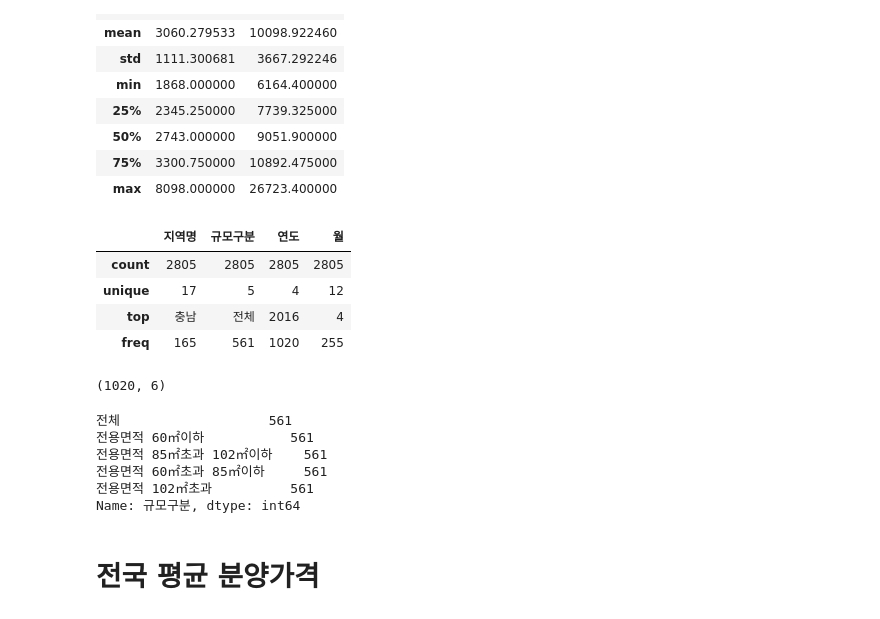
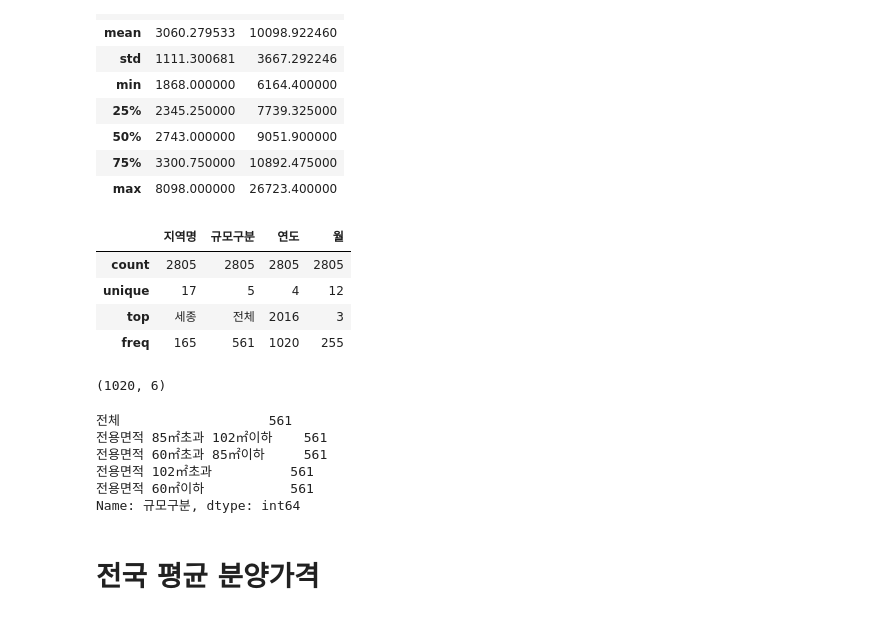
Before and after one commit to takkmj/hello_world, a Jupyter notebook: public_data_new_apartment/public_data_apartment_practice.ipynb, the cells around one changed output. Cells and saved outputs as stored; diff of their text form; code cells hidden in the pictures.

```diff
--- a/public_data_new_apartment/public_data_apartment_practice.ipynb
+++ b/public_data_new_apartment/public_data_apartment_practice.ipynb
@@ -42,8 +43,8 @@ print(os.listdir("data/"))
 # %% [output]
 ['raw.csv', '2018_06_national_avg_selling_pirce.csv']
 # %%
-pre_sale = pd.read_csv("data/2018_06_national_avg_selling_pirce.csv", encoding='euc-kr')
-print(pre_sale.shape)
+data_1806 = pd.read_csv("data/2018_06_national_avg_pirce.csv", encoding='euc-kr')
+print(data_1806.shape)
 # %% [output]
 (2805, 5)
 # %% [markdown]
@@ -89,12 +90,12 @@ Data columns (total 5 columns):
 dtypes: float64(1), int64(2), object(2)
 memory usage: 109.7+ KB
 # %%
-pre_sale["연도"] = pre_sale["연도"].astype(str)
-pre_sale["월"] = pre_sale["월"].astype(str)
+data_1806["연도"] = data_1806["연도"].astype(str)
+data_1806["월"] = data_1806["월"].astype(str)
 # %%
-pre_sale["평당분양가격"] = pre_sale["분양가격(㎡)"] * 3.3
+data_1806["평당분양가격"] = data_1806["분양가격(㎡)"] * 3.3
 
-pre_sale.head()
+data_1806.head()
 # %% [output]
 |  | 지역명 | 규모구분 | 연도 | 월 | 분양가격(㎡) | 평당분양가격 |
 | 0 | 서울 | 전체 | 2015 | 10 | 5841.0 | 19275.3 |
@@ -115,11 +116,11 @@ pre_sale.describe()
 | 75% | 3300.750000 | 10892.475000 |
 | max | 8098.000000 | 26723.400000 |
 # %%
-pre_sale.describe(include=[np.object])
+data_1806.describe(include=[np.object])
 # %% [output]
 |  | 지역명 | 규모구분 | 연도 | 월 |
 | count | 2805 | 2805 | 2805 | 2805 |
 | unique | 17 | 5 | 4 | 12 |
-| top | 충남 | 전체 | 2016 | 4 |
+| top | 세종 | 전체 | 2016 | 3 |
 | freq | 165 | 561 | 1020 | 255 |
 # %%
@@ -128,13 +129,13 @@ print(pre_sale_2017.shape)
 # %% [output]
 (1020, 6)
 # %%
-pre_sale["규모구분"].value_counts()
+data_1806["규모구분"].value_counts()
 # %% [output]
 전체                   561
-전용면적 60㎡이하           561
 전용면적 85㎡초과 102㎡이하    561
 전용면적 60㎡초과 85㎡이하     561
 전용면적 102㎡초과          561
+전용면적 60㎡이하           561
 Name: 규모구분, dtype: int64
 # %% [markdown]
 # 전국 평균 분양가격
```
Also changed, not shown: parts of 28 cells of this notebook, 2 other files.
